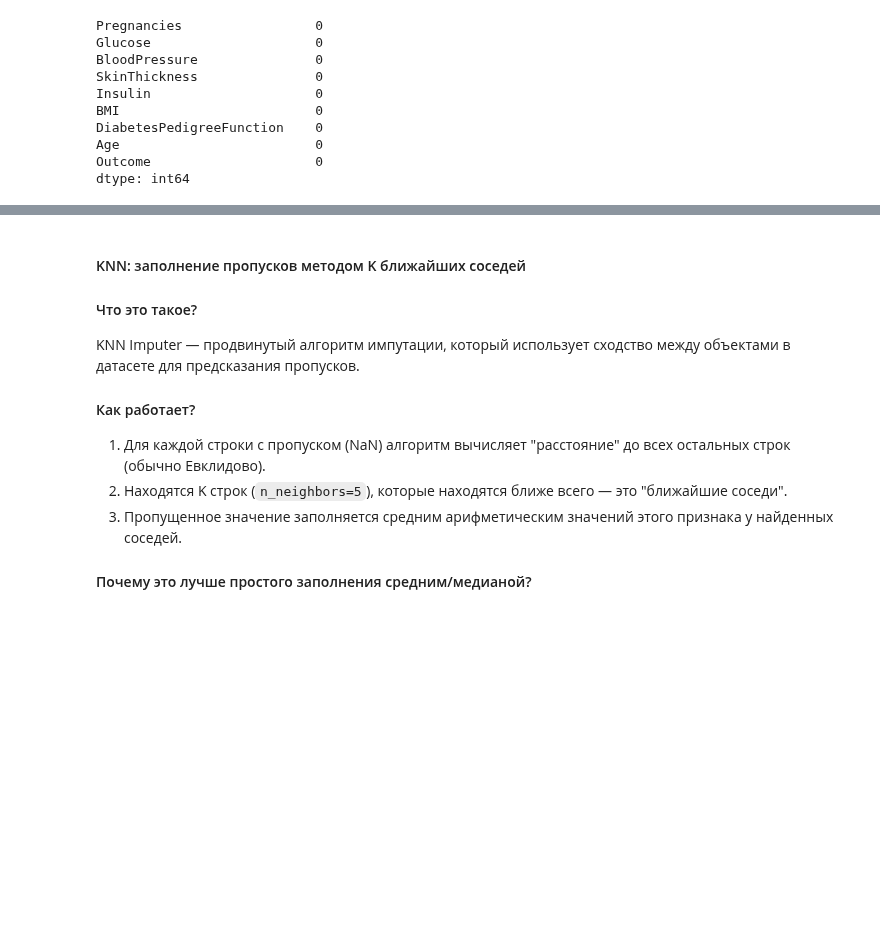
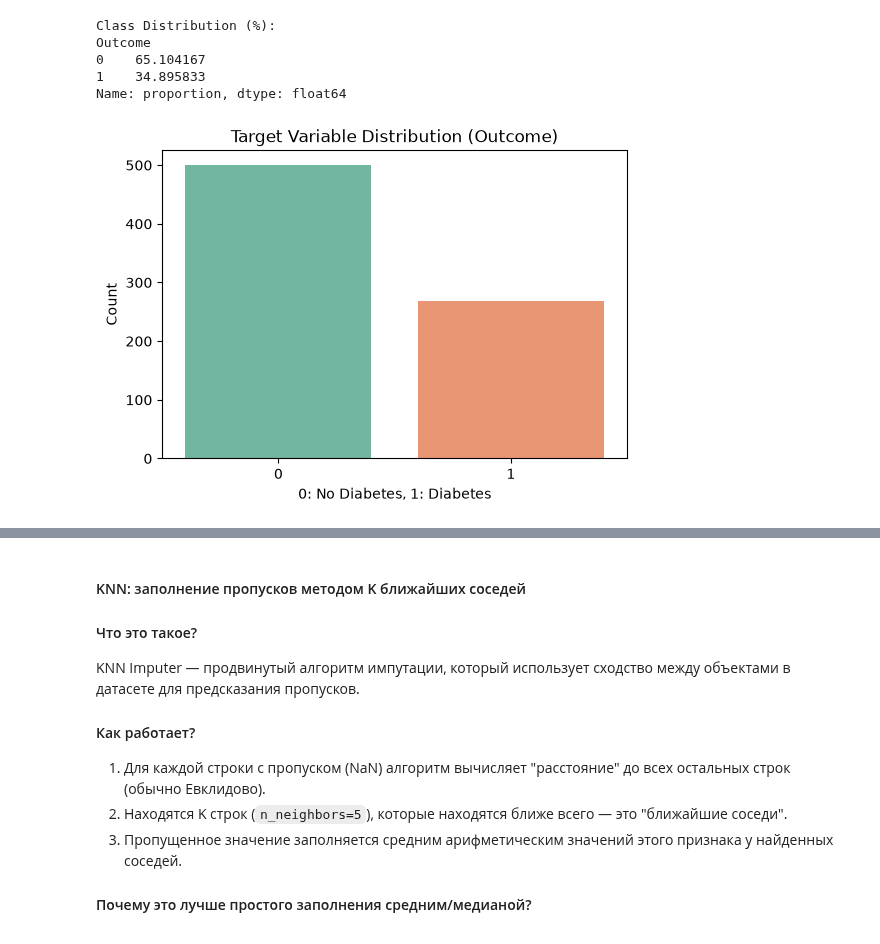
Before and after one commit to carnifixSQ/diabetes-prediction, a Jupyter notebook: notebooks/01_data_loading.ipynb, the cells around one changed output, grey strips where cells are left out. Saved outputs shown, nothing was run; the diff lists cells and outputs as text; code cells hidden in the pictures; blank space fills up the shorter version.

```diff
--- a/notebooks/01_data_loading.ipynb
+++ b/notebooks/01_data_loading.ipynb
@@ -1,28 +1,34 @@
-# %%
-import pandas as pd
-import numpy as np
-from sklearn.impute import KNNImputer
-
-columns = [
-    'Pregnancies', 'Glucose', 'BloodPressure', 'SkinThickness',
-    'Insulin', 'BMI', 'DiabetesPedigreeFunction', 'Age', 'Outcome'
-]
-
-df = pd.read_csv('../data/pima-indians-diabetes.csv', names=columns)
-
-cols_with_zeros = ['Glucose', 'BloodPressure', 'SkinThickness', 'Insulin', 'BMI']
-df[cols_with_zeros] = df[cols_with_zeros].replace(0, np.nan)
-
-imputer = KNNImputer(n_neighbors=5)
-df[cols_with_zeros] = imputer.fit_transform(df[cols_with_zeros])
-# %% [output]
-Pregnancies                 0
-Glucose                     0
-BloodPressure               0
-SkinThickness               0
-Insulin                     0
-BMI                         0
-DiabetesPedigreeFunction    0
-Age                         0
-Outcome                     0
-dtype: int64
+# %%
+import pandas as pd
+import numpy as np
+import matplotlib.pyplot as plt
+import seaborn as sns
+
+
+
+columns = [
+    'Pregnancies', 'Glucose', 'BloodPressure', 'SkinThickness',
+    'Insulin', 'BMI', 'DiabetesPedigreeFunction', 'Age', 'Outcome'
+]
+
+df = pd.read_csv('../data/pima-indians-diabetes.csv', names=columns)
+
+cols_with_zeros = ['Glucose', 'BloodPressure', 'SkinThickness', 'Insulin', 'BMI']
+df[cols_with_zeros] = df[cols_with_zeros].replace(0, np.nan)
+
+print("Class Distribution (%):")
+print(df['Outcome'].value_counts(normalize=True) * 100)
+
+plt.figure(figsize=(6, 4))
+sns.countplot(x='Outcome', data=df, hue='Outcome', palette='Set2', legend=False)
+plt.title('Target Variable Distribution (Outcome)')
+plt.xlabel('0: No Diabetes, 1: Diabetes')
+plt.ylabel('Count')
+plt.show()
+# %% [output]
+Class Distribution (%):
+Outcome
+0    65.104167
+1    34.895833
+Name: proportion, dtype: float64
+[figure, added]
```
Also changed, not shown: parts of 6 cells of this notebook, 1 other file.
